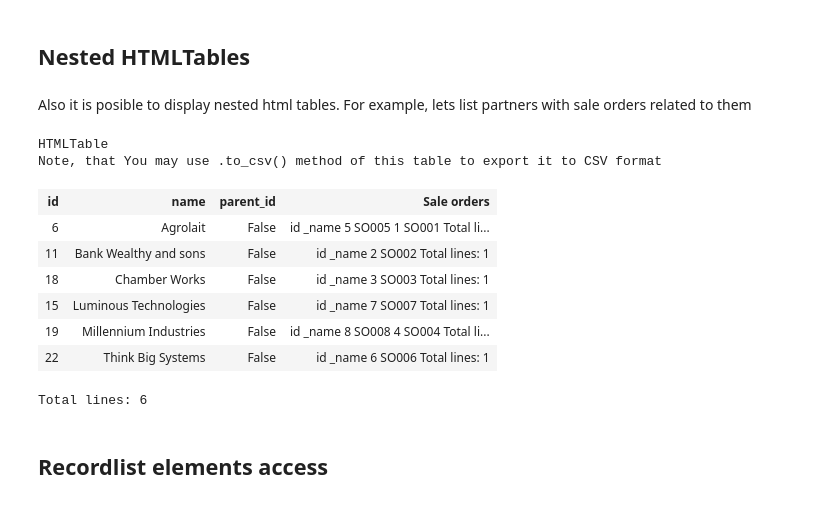
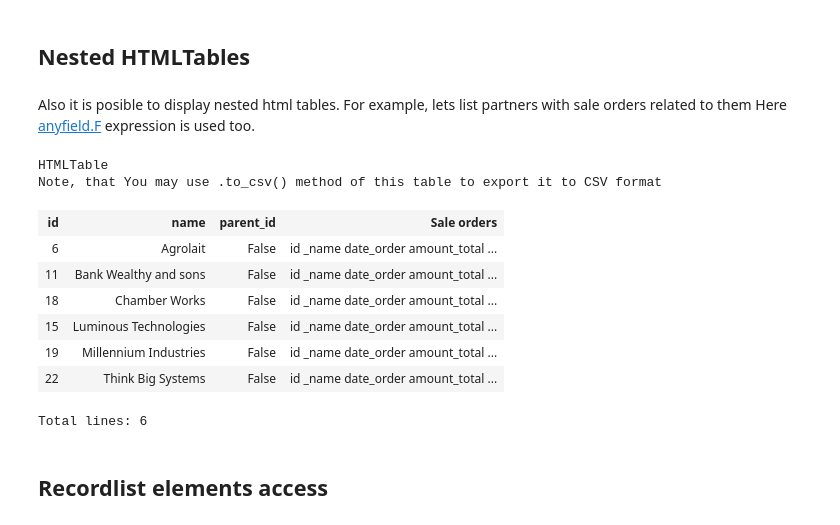
Before and after one commit to katyukha/odoo-rpc-client, a Jupyter notebook: examples/Examples & HTML tests.ipynb, the cells around one changed output. Drawn from its saved outputs; the diff is of its cells as text; code cells hidden in the pictures.

```diff
--- a/examples/Examples & HTML tests.ipynb
+++ b/examples/Examples & HTML tests.ipynb
@@ -436,24 +436,30 @@ assert sorted(filtered_partners_f.ids) == sorted(filtered_partners_l.ids), "Filt
 ## Nested HTMLTables
 # %% [markdown]
 Also it is posible to display nested html tables. For example, lets list partners with sale orders related to them
+Here [anyfield.F](http://pythonhosted.org/anyfield/#anyfield.F) expression is used too.
 # %%
 filtered_partners_l.as_html_table(
     'id',
     'name',
     'parent_id',
-    HField('sale_order_ids.as_html_table',
+
+    HField(F.sale_order_ids.as_html_table('id',
+                                          '_name',
+                                          'date_order',
+                                          'amount_total',
+                                          'state'),
            'Sale orders'),
 )
 # %% [output]
 HTMLTable
 Note, that You may use .to_csv() method of this table to export it to CSV format
 | id | name | parent_id | Sale orders |
-| 6 | Agrolait | False | id _name 5 SO005 1 SO001 Total li... |
-| 11 | Bank Wealthy and sons | False | id _name 2 SO002 Total lines: 1 |
-| 18 | Chamber Works | False | id _name 3 SO003 Total lines: 1 |
-| 15 | Luminous Technologies | False | id _name 7 SO007 Total lines: 1 |
-| 19 | Millennium Industries | False | id _name 8 SO008 4 SO004 Total li... |
-| 22 | Think Big Systems | False | id _name 6 SO006 Total lines: 1 |
+| 6 | Agrolait | False | id _name date_order amount_total ... |
+| 11 | Bank Wealthy and sons | False | id _name date_order amount_total ... |
+| 18 | Chamber Works | False | id _name date_order amount_total ... |
+| 15 | Luminous Technologies | False | id _name date_order amount_total ... |
+| 19 | Millennium Industries | False | id _name date_order amount_total ... |
+| 22 | Think Big Systems | False | id _name date_order amount_total ... |
 Total lines: 6
 # %% [markdown]
 ## Recordlist elements access
```
Also changed, not shown: parts of 14 cells of this notebook, 7 other files.
